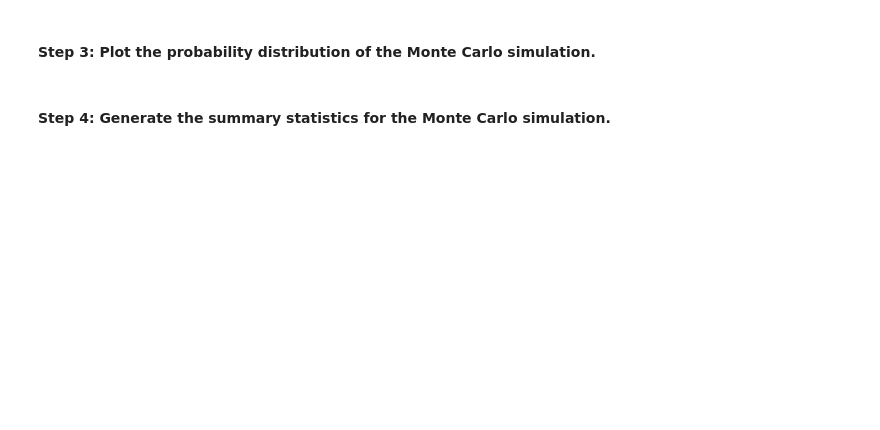
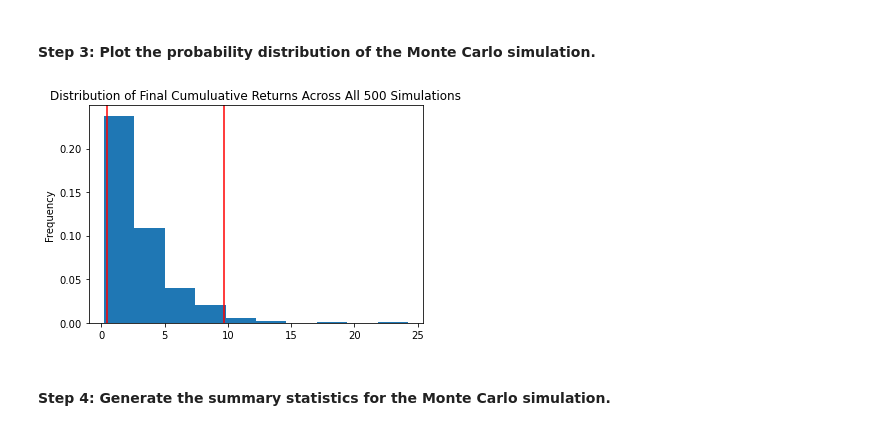
Before and after one commit to horhay57/Challenge5_GitHub_Upload, a Jupyter notebook: financial_planning_tools.ipynb, the cells around one changed output. Saved outputs shown, nothing was run; the diff lists cells and outputs as text; code cells hidden in the pictures; blank space fills up the shorter version.

```diff
--- a/financial_planning_tools.ipynb
+++ b/financial_planning_tools.ipynb
@@ -428,7 +544,9 @@ In this section, you’ll use the MCForecastTools library to create a Monte Carl
 # %%
 # Visualize the probability distribution of the 30-year Monte Carlo simulation
 # by plotting a histogram
-# YOUR CODE HERE
+MC_sim_dist_plot = mc_3year_investment.plot_distribution()
+# %% [output]
+[figure, added]
 # %% [markdown]
 #### Step 4: Generate the summary statistics for the Monte Carlo simulation.
 # %%
```
Also changed, not shown: parts of 41 cells of this notebook, 3 other files.
